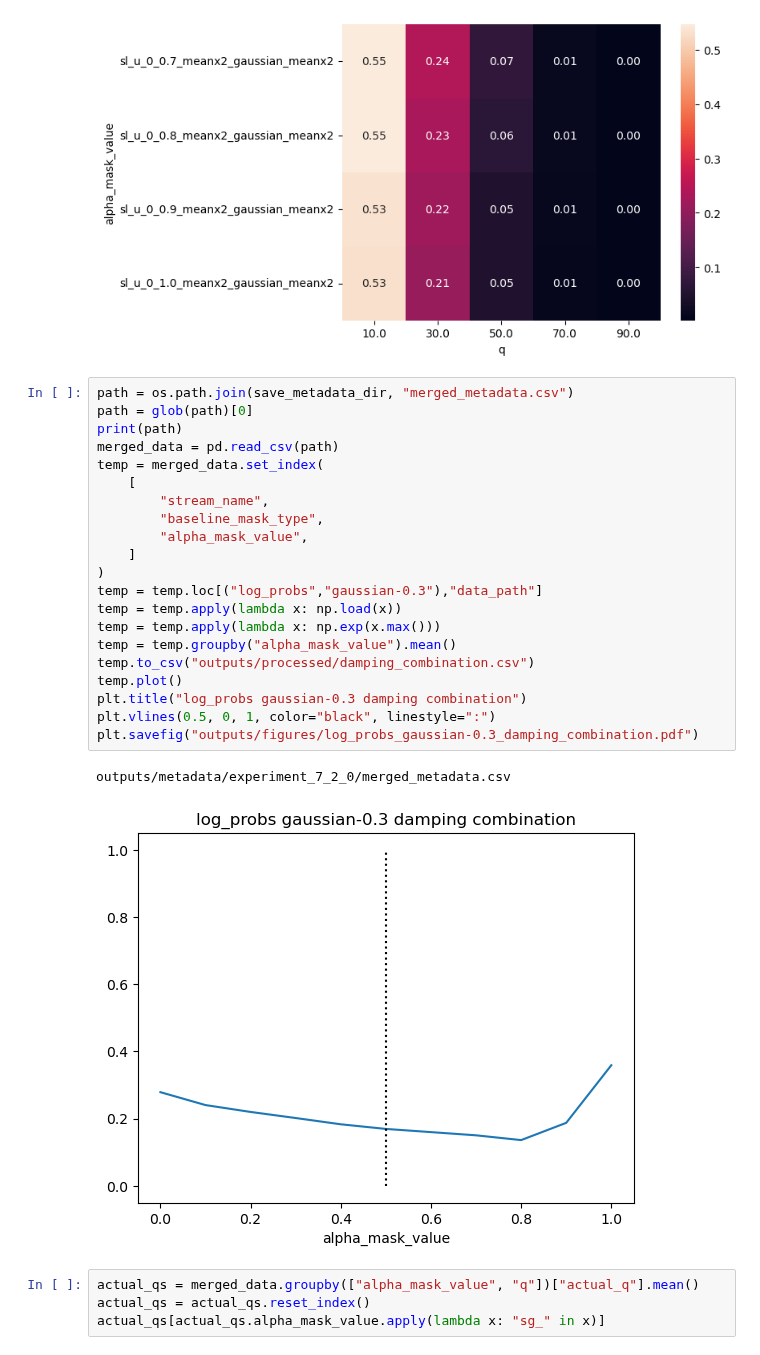
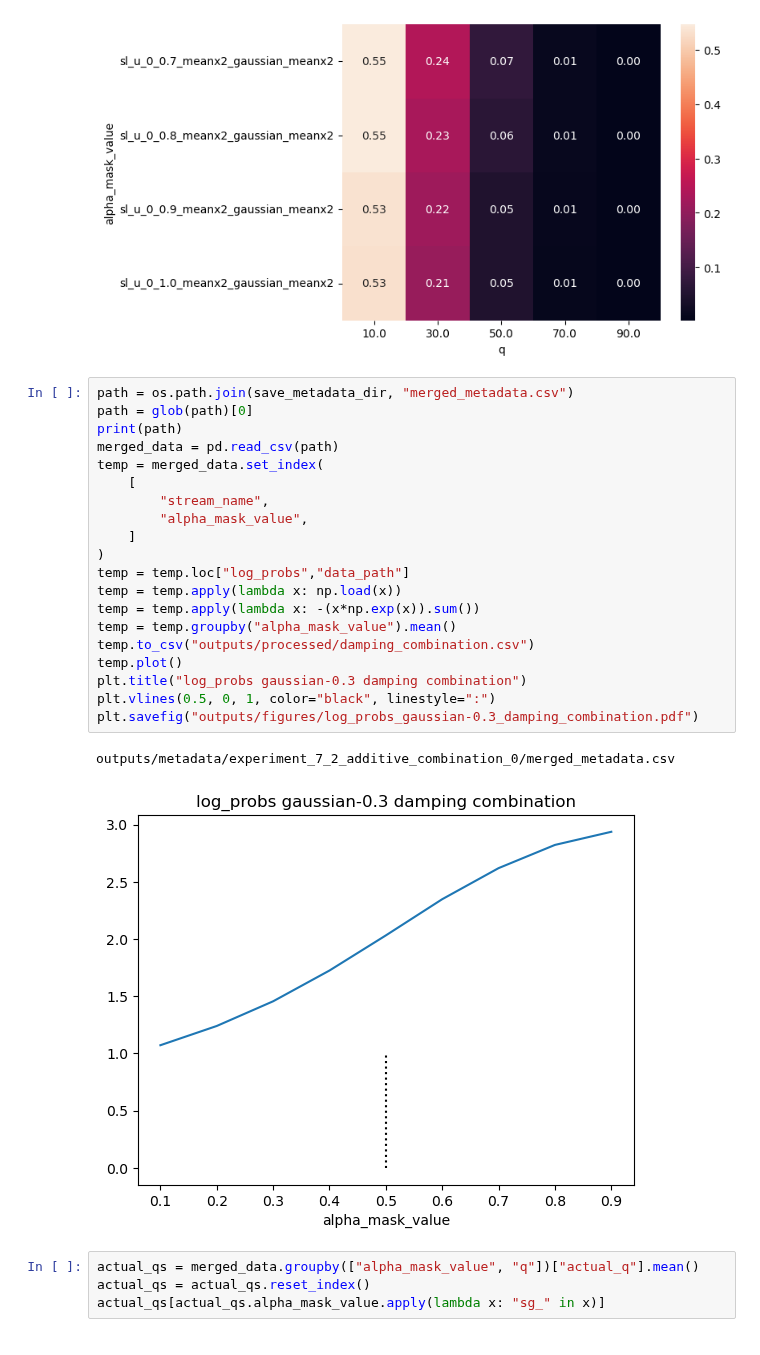
Before and after one commit to Amir-Mehrpanah/On-Spectral-Properties-of-Gradient-based-Explanation-Methods-ECCV24, a Jupyter notebook: experiments/experiment_7.ipynb, the cells around one changed output. Cells and saved outputs as stored; diff of their text form.

```diff
--- a/experiments/experiment_7.ipynb
+++ b/experiments/experiment_7.ipynb
@@ -247,27 +228,26 @@ sns.heatmap(
 # %%
 path = os.path.join(save_metadata_dir, "merged_metadata.csv")
 path = glob(path)[0]
 print(path)
 merged_data = pd.read_csv(path)
 temp = merged_data.set_index(
     [
         "stream_name",
-        "baseline_mask_type",
         "alpha_mask_value",
     ]
 )
-temp = temp.loc[("log_probs","gaussian-0.3"),"data_path"]
+temp = temp.loc["log_probs","data_path"]
 temp = temp.apply(lambda x: np.load(x))
-temp = temp.apply(lambda x: np.exp(x.max()))
+temp = temp.apply(lambda x: -(x*np.exp(x)).sum())
 temp = temp.groupby("alpha_mask_value").mean()
 temp.to_csv("outputs/processed/damping_combination.csv")
 temp.plot()
 plt.title("log_probs gaussian-0.3 damping combination")
 plt.vlines(0.5, 0, 1, color="black", linestyle=":")
 plt.savefig("outputs/figures/log_probs_gaussian-0.3_damping_combination.pdf")
 # %% [output]
-outputs/metadata/experiment_7_2_0/merged_metadata.csv
+outputs/metadata/experiment_7_2_additive_combination_0/merged_metadata.csv
-[figure, old version]
+[figure, new version]
 # %%
 actual_qs = merged_data.groupby(["alpha_mask_value", "q"])["actual_q"].mean()
 actual_qs = actual_qs.reset_index()
```
Also changed, not shown: parts of 6 cells of this notebook, 3 other files.
